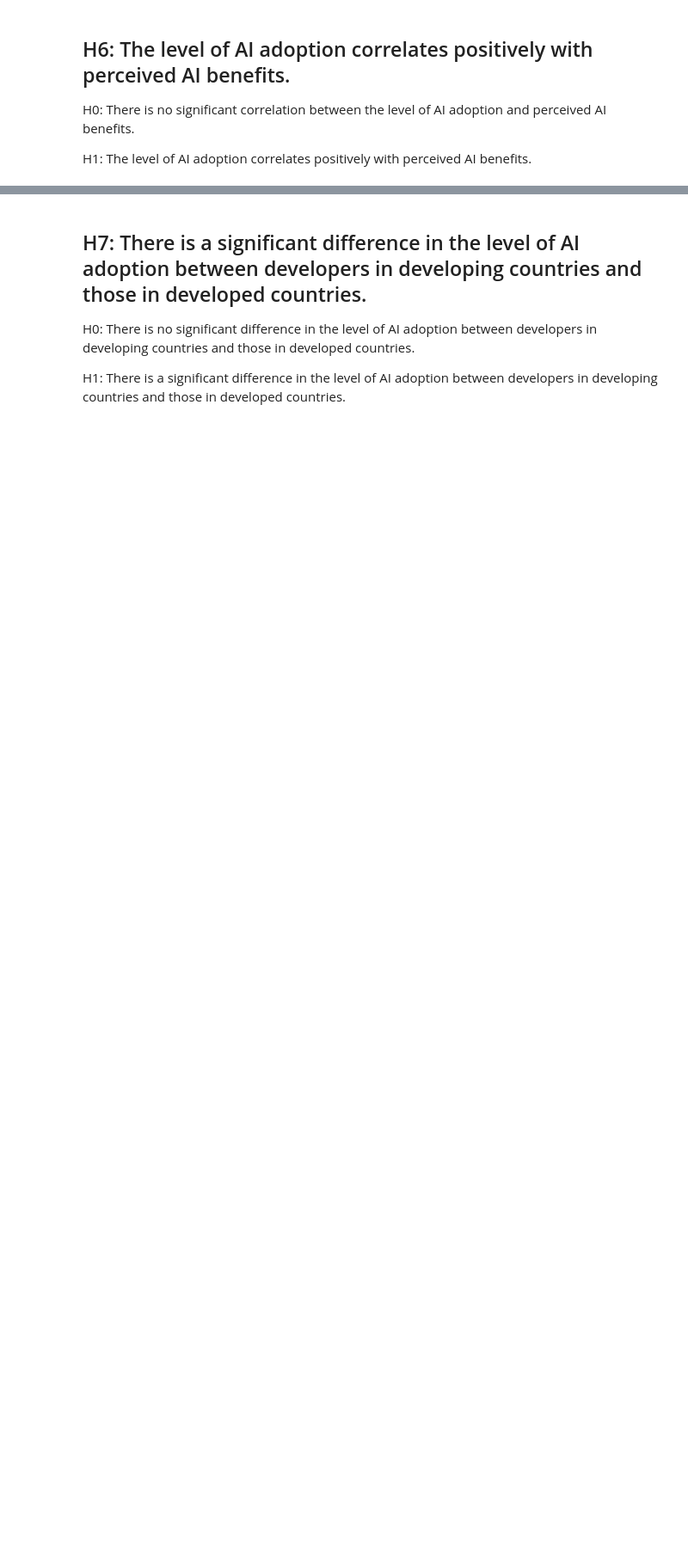
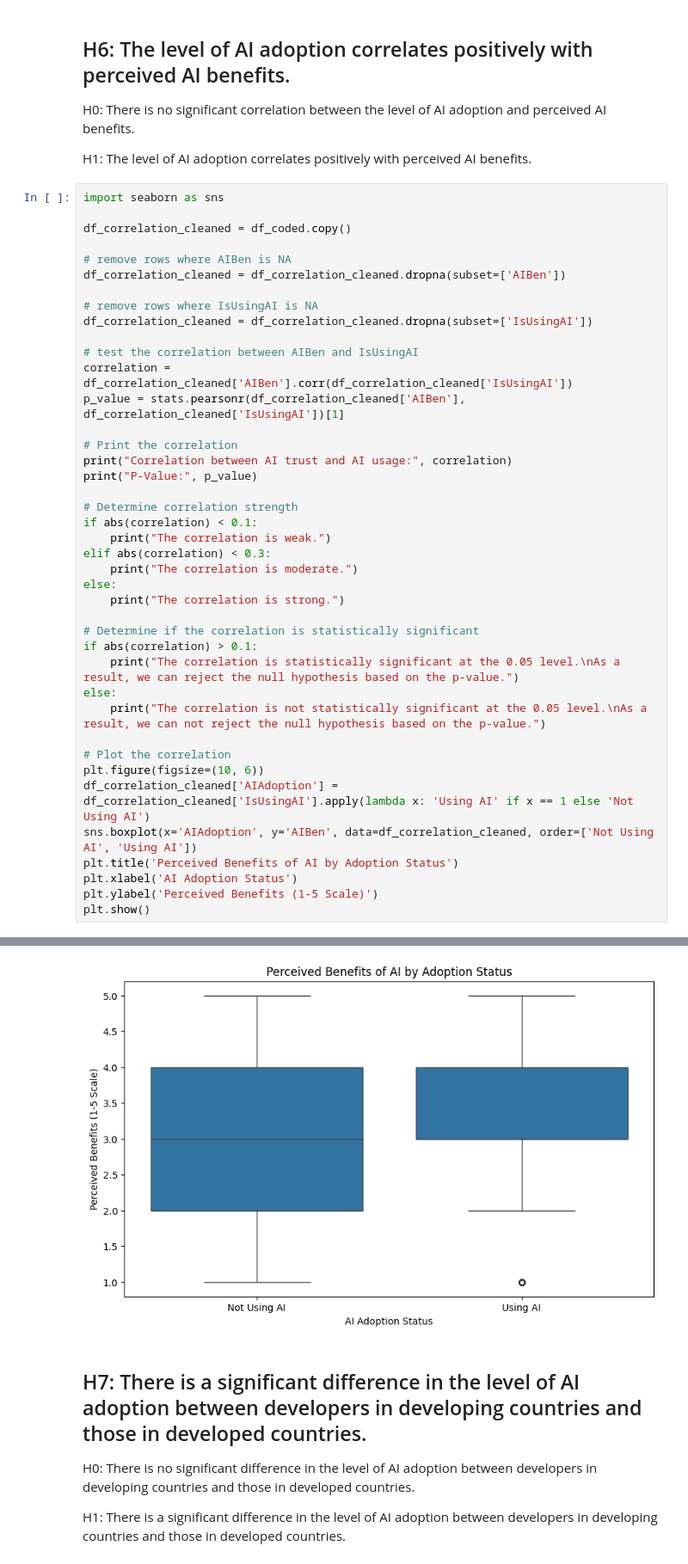
Before and after one commit to mackenly/ai-perception-and-adoption-in-the-developer-community, a Jupyter notebook: Notebook.ipynb, the cells around one changed output, grey strips where cells are left out. Shown at 86% size. Cells and saved outputs as stored; diff of their text form; blank space fills up the shorter version.

```diff
--- a/Notebook.ipynb
+++ b/Notebook.ipynb
@@ -679,3 +697,45 @@ As a result, we can reject the null hypothesis.
 H0: There is no significant correlation between the level of AI adoption and perceived AI benefits.
 
 H1: The level of AI adoption correlates positively with perceived AI benefits.
+# %%
+import seaborn as sns
+
+df_correlation_cleaned = df_coded.copy()
+
+# remove rows where AIBen is NA
+df_correlation_cleaned = df_correlation_cleaned.dropna(subset=['AIBen'])
+
+# remove rows where IsUsingAI is NA
+df_correlation_cleaned = df_correlation_cleaned.dropna(subset=['IsUsingAI'])
+
+# test the correlation between AIBen and IsUsingAI
+correlation = df_correlation_cleaned['AIBen'].corr(df_correlation_cleaned['IsUsingAI'])
+p_value = stats.pearsonr(df_correlation_cleaned['AIBen'], df_correlation_cleaned['IsUsingAI'])[1]
+
+# Print the correlation
+print("Correlation between AI trust and AI usage:", correlation)
+print("P-Value:", p_value)
+
+# Determine correlation strength
+if abs(correlation) < 0.1:
+    print("The correlation is weak.")
+elif abs(correlation) < 0.3:
+    print("The correlation is moderate.")
+else:
+    print("The correlation is strong.")
+
+# Determine if the correlation is statistically significant
+if abs(correlation) > 0.1:
+    print("The correlation is statistically significant at the 0.05 level.\nAs a result, we can reject the null hypothesis based on the p-value.")
+else:
+    print("The correlation is not statistically significant at the 0.05 level.\nAs a result, we can not reject the null hypothesis based on the p-value.")
+
+# Plot the correlation
+plt.figure(figsize=(10, 6))
+df_correlation_cleaned['AIAdoption'] = df_correlation_cleaned['IsUsingAI'].apply(lambda x: 'Using AI' if x == 1 else 'Not Using AI')
+sns.boxplot(x='AIAdoption', y='AIBen', data=df_correlation_cleaned, order=['Not Using AI', 'Using AI'])
+plt.title('Perceived Benefits of AI by Adoption Status')
+plt.xlabel('AI Adoption Status')
+plt.ylabel('Perceived Benefits (1-5 Scale)')
+plt.show()
+# %% [output]
@@ -682,3 +747,4 @@ H1: The level of AI adoption correlates positively with perceived AI benefits.
+[figure, added]
 # %% [markdown]
 ## H7: There is a significant difference in the level of AI adoption between developers in developing countries and those in developed countries.
 
```
Also changed, not shown: parts of 10 cells of this notebook.
